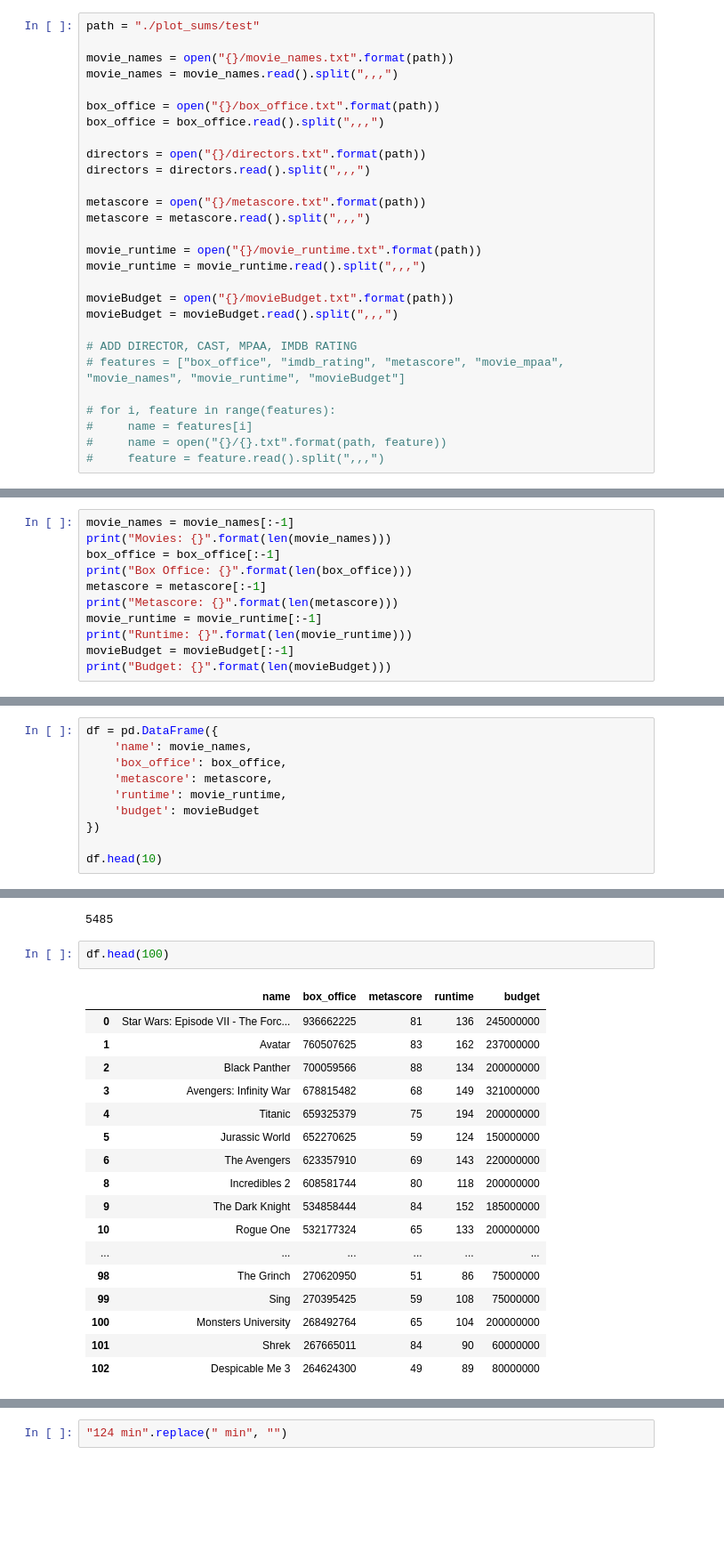
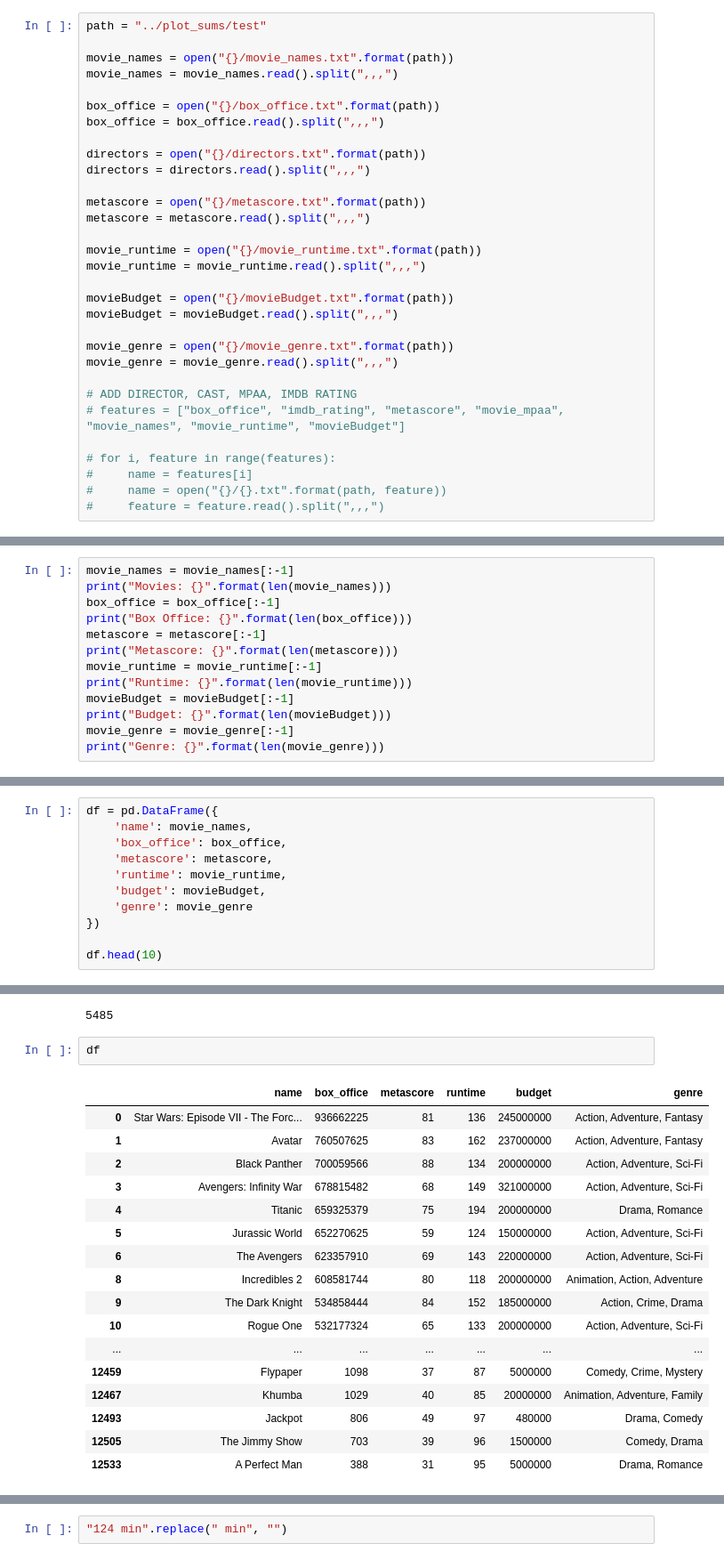
Before and after one commit to F1nalFortune/MLP, a Jupyter notebook: dataFrame.ipynb, the cells around one changed output, grey strips where cells are left out. Shown at 89% size. Saved outputs shown, nothing was run; the diff lists cells and outputs as text; blank space fills up the shorter version.

```diff
--- a/dataFrame.ipynb
+++ b/dataFrame.ipynb
@@ -28,7 +17,7 @@ You should consider upgrading via the 'python -m pip install --upgrade pip' comm
 # %% [markdown]
 GATHER DATA
 # %%
-path = "./plot_sums/test"
+path = "../plot_sums/test"
 
 movie_names = open("{}/movie_names.txt".format(path))
 movie_names = movie_names.read().split(",,,")
@@ -48,6 +37,9 @@ movie_runtime = movie_runtime.read().split(",,,")
 movieBudget = open("{}/movieBudget.txt".format(path))
 movieBudget = movieBudget.read().split(",,,")
 
+movie_genre = open("{}/movie_genre.txt".format(path))
+movie_genre = movie_genre.read().split(",,,")
+
 # ADD DIRECTOR, CAST, MPAA, IMDB RATING
 # features = ["box_office", "imdb_rating", "metascore", "movie_mpaa", "movie_names", "movie_runtime", "movieBudget"]
 
@@ -74,6 +66,8 @@ movie_runtime = movie_runtime[:-1]
 print("Runtime: {}".format(len(movie_runtime)))
 movieBudget = movieBudget[:-1]
 print("Budget: {}".format(len(movieBudget)))
+movie_genre = movie_genre[:-1]
+print("Genre: {}".format(len(movie_genre)))
 # %% [output]
 Movies: 13743
 Box Office: 13743
@@ -86,7 +81,8 @@ df = pd.DataFrame({
     'box_office': box_office,
     'metascore': metascore,
     'runtime': movie_runtime,
-    'budget': movieBudget
+    'budget': movieBudget,
+    'genre': movie_genre
 })
 
 df.head(10)
@@ -115,22 +111,22 @@ len(df)
 # %% [output]
 5485
 # %%
-df.head(100)
+df
 # %% [output]
-|  | name | box_office | metascore | runtime | budget |
-| 0 | Star Wars: Episode VII - The Forc... | 936662225 | 81 | 136 | 245000000 |
-| 1 | Avatar | 760507625 | 83 | 162 | 237000000 |
-| 2 | Black Panther | 700059566 | 88 | 134 | 200000000 |
-| 3 | Avengers: Infinity War | 678815482 | 68 | 149 | 321000000 |
-| 4 | Titanic | 659325379 | 75 | 194 | 200000000 |
-| 5 | Jurassic World | 652270625 | 59 | 124 | 150000000 |
-| 6 | The Avengers | 623357910 | 69 | 143 | 220000000 |
-| 8 | Incredibles 2 | 608581744 | 80 | 118 | 200000000 |
-| 9 | The Dark Knight | 534858444 | 84 | 152 | 185000000 |
-| 10 | Rogue One | 532177324 | 65 | 133 | 200000000 |
-| ... | ... | ... | ... | ... | ... |
-| 98 | The Grinch | 270620950 | 51 | 86 | 75000000 |
-| 99 | Sing | 270395425 | 59 | 108 | 75000000 |
-| 100 | Monsters University | 268492764 | 65 | 104 | 200000000 |
-| 101 | Shrek | 267665011 | 84 | 90 | 60000000 |
-| 102 | Despicable Me 3 | 264624300 | 49 | 89 | 80000000 |
+|  | name | box_office | metascore | runtime | budget | genre |
+| 0 | Star Wars: Episode VII - The Forc... | 936662225 | 81 | 136 | 245000000 | Action, Adventure, Fantasy |
+| 1 | Avatar | 760507625 | 83 | 162 | 237000000 | Action, Adventure, Fantasy |
+| 2 | Black Panther | 700059566 | 88 | 134 | 200000000 | Action, Adventure, Sci-Fi |
+| 3 | Avengers: Infinity War | 678815482 | 68 | 149 | 321000000 | Action, Adventure, Sci-Fi |
+| 4 | Titanic | 659325379 | 75 | 194 | 200000000 | Drama, Romance |
+| 5 | Jurassic World | 652270625 | 59 | 124 | 150000000 | Action, Adventure, Sci-Fi |
+| 6 | The Avengers | 623357910 | 69 | 143 | 220000000 | Action, Adventure, Sci-Fi |
+| 8 | Incredibles 2 | 608581744 | 80 | 118 | 200000000 | Animation, Action, Adventure |
+| 9 | The Dark Knight | 534858444 | 84 | 152 | 185000000 | Action, Crime, Drama |
+| 10 | Rogue One | 532177324 | 65 | 133 | 200000000 | Action, Adventure, Sci-Fi |
+| ... | ... | ... | ... | ... | ... | ... |
+| 12459 | Flypaper | 1098 | 37 | 87 | 5000000 | Comedy, Crime, Mystery |
+| 12467 | Khumba | 1029 | 40 | 85 | 20000000 | Animation, Adventure, Family |
+| 12493 | Jackpot | 806 | 49 | 97 | 480000 | Drama, Comedy |
+| 12505 | The Jimmy Show | 703 | 39 | 96 | 1500000 | Comedy, Drama |
+| 12533 | A Perfect Man | 388 | 31 | 95 | 5000000 | Drama, Romance |
```
Also changed, not shown: parts of 8 cells of this notebook, 1 other file.
